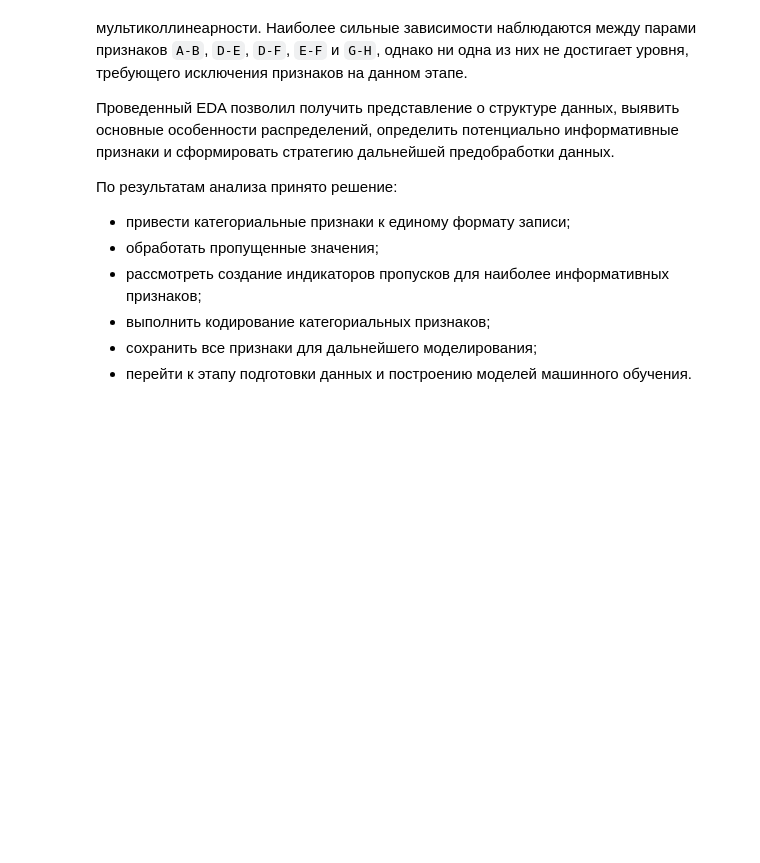
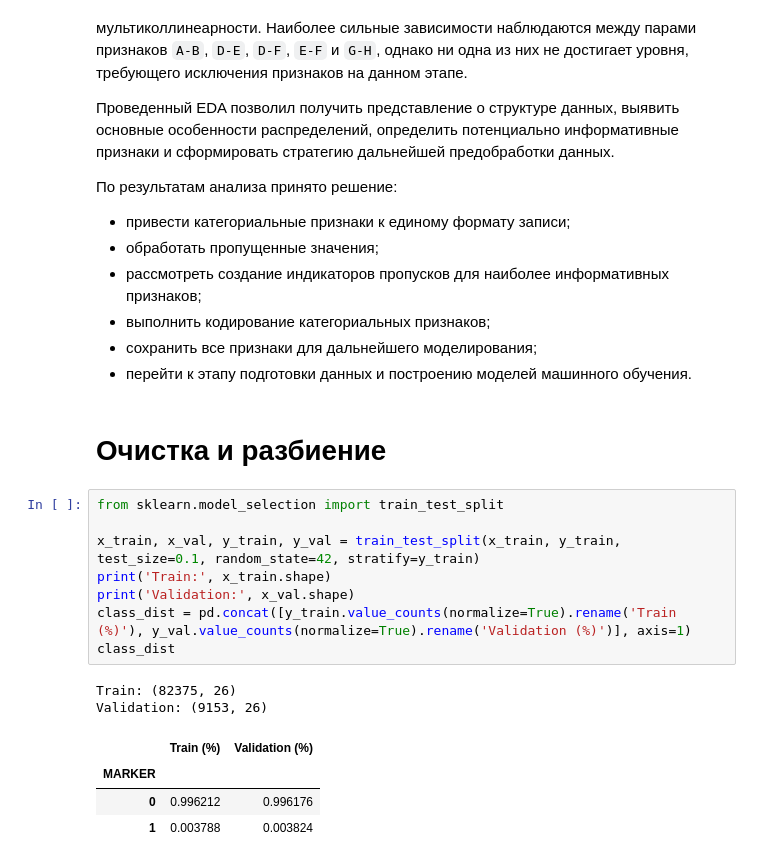
Before and after one commit to VadimTTT/credit_scoring, a Jupyter notebook: explore.ipynb, the cells around one changed output. Drawn from its saved outputs; the diff is of its cells as text; blank space fills up the shorter version.

```diff
--- a/explore.ipynb
+++ b/explore.ipynb
@@ -366,3 +364,20 @@ display(corr_target.T)
 * выполнить кодирование категориальных признаков;
 * сохранить все признаки для дальнейшего моделирования;
 * перейти к этапу подготовки данных и построению моделей машинного обучения.
+# %% [markdown]
+# Очистка и разбиение
+# %%
+from sklearn.model_selection import train_test_split
+
+x_train, x_val, y_train, y_val = train_test_split(x_train, y_train, test_size=0.1, random_state=42, stratify=y_train)
+print('Train:', x_train.shape)
+print('Validation:', x_val.shape)
+class_dist = pd.concat([y_train.value_counts(normalize=True).rename('Train (%)'), y_val.value_counts(normalize=True).rename('Validation (%)')], axis=1)
+class_dist
+# %% [output]
+Train: (82375, 26)
+Validation: (9153, 26)
+|  | Train (%) | Validation (%) |
+| MARKER |  |  |
+| 0 | 0.996212 | 0.996176 |
+| 1 | 0.003788 | 0.003824 |
```
Also changed, not shown: parts of 5 cells of this notebook.
